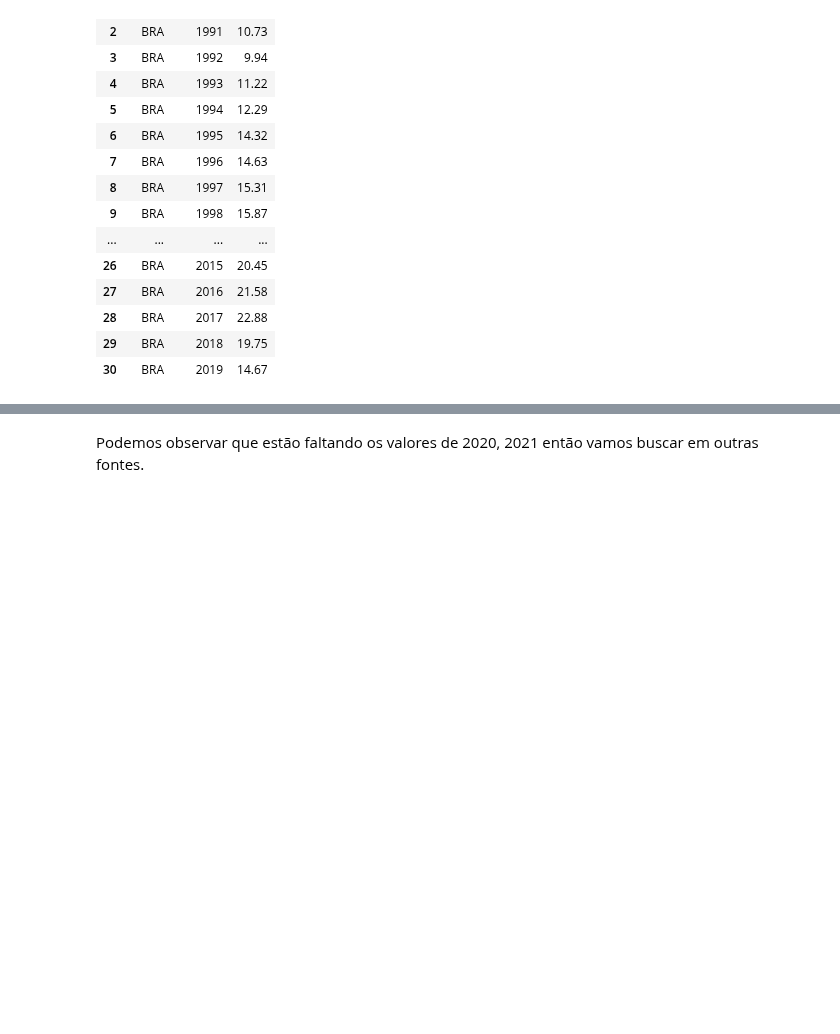
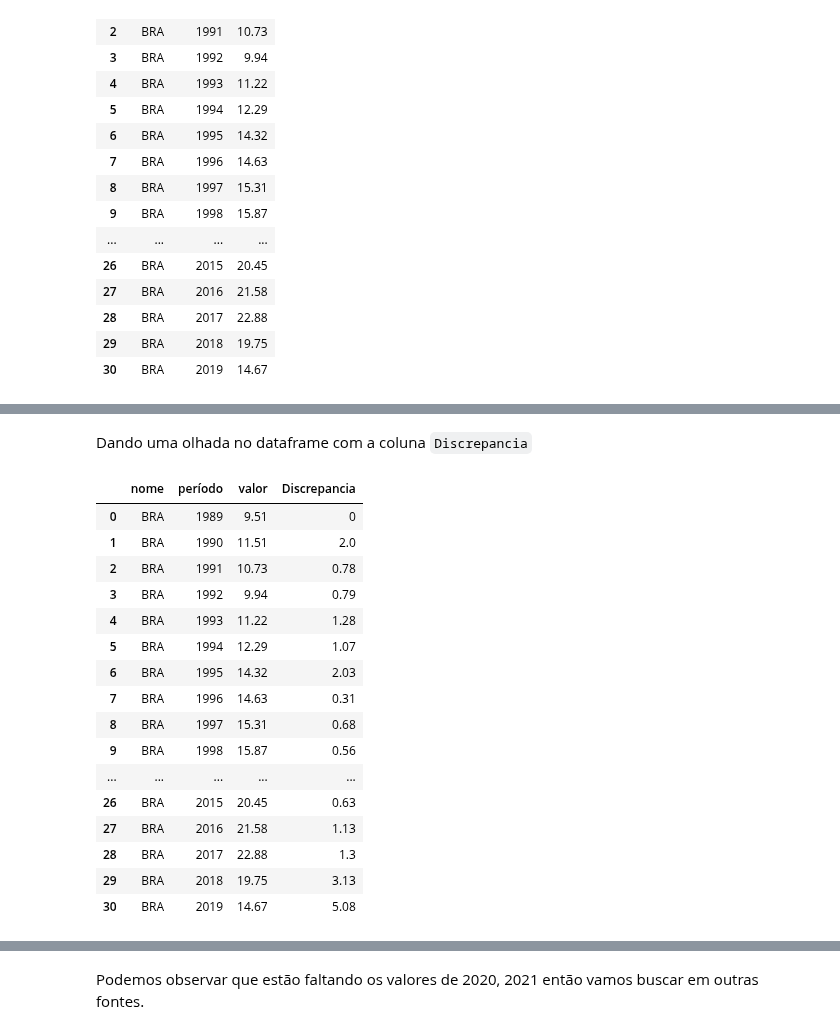
Before and after one commit to kauebr/Portifolio-Desarmamento-Brasil, a Jupyter notebook: Desarmamento Brasil.ipynb, the cells around one changed output, grey strips where cells are left out. Cells and saved outputs as stored; diff of their text form; code cells hidden in the pictures; blank space fills up the shorter version.

```diff
--- a/Desarmamento Brasil.ipynb
+++ b/Desarmamento Brasil.ipynb
@@ -109,0 +137,22 @@ display(df_tx_obitos_BR)
+# %% [markdown]
+Dando uma olhada no dataframe com a coluna `Discrepancia`
+# %%
+display(df_tx_obitos_BR)
+# %% [output]
+|  | nome | período | valor | Discrepancia |
+| 0 | BRA | 1989 | 9.51 | 0 |
+| 1 | BRA | 1990 | 11.51 | 2.0 |
+| 2 | BRA | 1991 | 10.73 | 0.78 |
+| 3 | BRA | 1992 | 9.94 | 0.79 |
+| 4 | BRA | 1993 | 11.22 | 1.28 |
+| 5 | BRA | 1994 | 12.29 | 1.07 |
+| 6 | BRA | 1995 | 14.32 | 2.03 |
+| 7 | BRA | 1996 | 14.63 | 0.31 |
+| 8 | BRA | 1997 | 15.31 | 0.68 |
+| 9 | BRA | 1998 | 15.87 | 0.56 |
+| ... | ... | ... | ... | ... |
+| 26 | BRA | 2015 | 20.45 | 0.63 |
+| 27 | BRA | 2016 | 21.58 | 1.13 |
+| 28 | BRA | 2017 | 22.88 | 1.3 |
+| 29 | BRA | 2018 | 19.75 | 3.13 |
+| 30 | BRA | 2019 | 14.67 | 5.08 |
```
Also changed, not shown: parts of 11 cells of this notebook.
